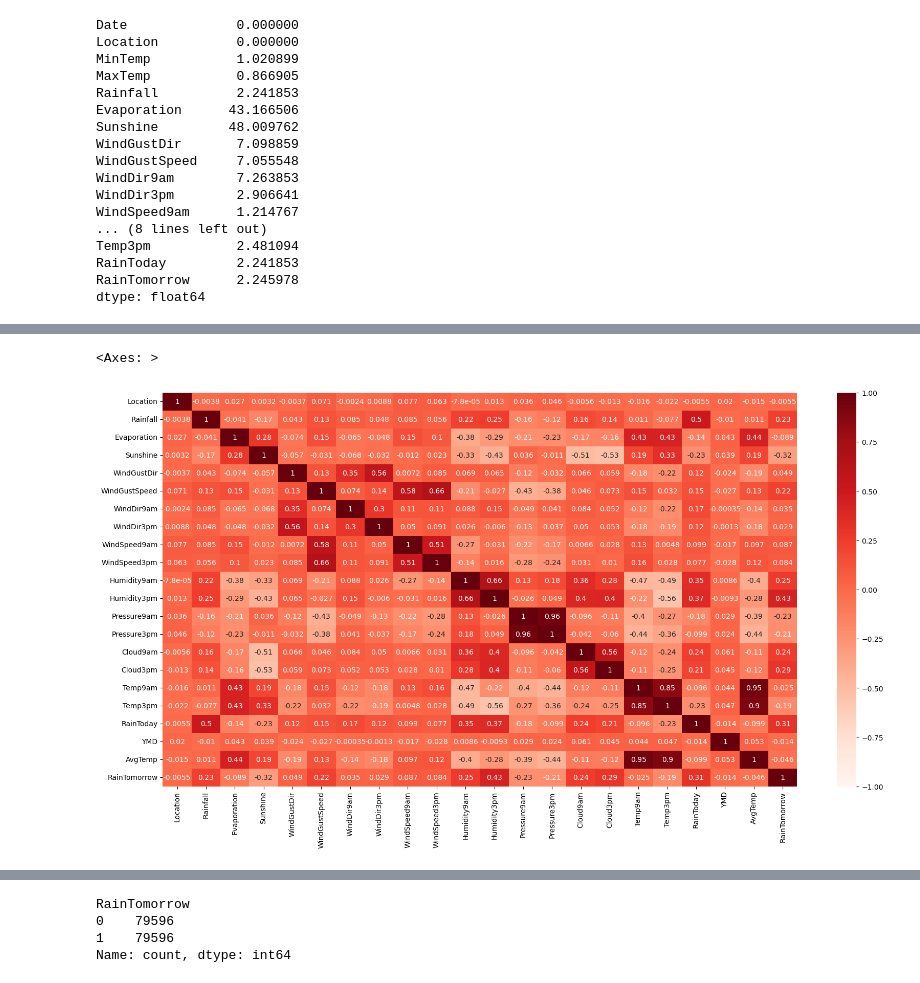
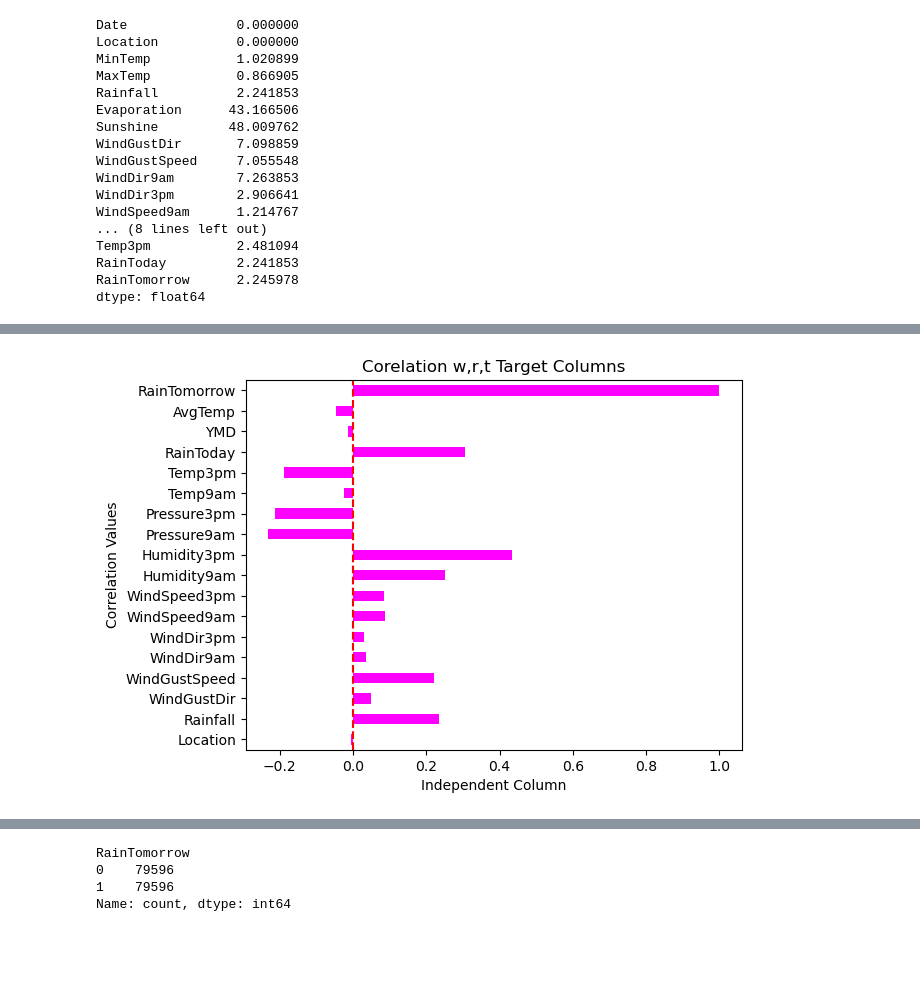
Before and after one commit to harshthorve284/Aus-Whether-Forecasting-, a Jupyter notebook: Model.ipynb, the cells around one changed output, grey strips where cells are left out. Saved outputs shown, nothing was run; the diff lists cells and outputs as text; code cells hidden in the pictures; blank space fills up the shorter version.

```diff
--- a/Model.ipynb
+++ b/Model.ipynb
@@ -218,12 +208,15 @@ from sklearn.preprocessing import LabelEncoder
 for i in categorical_col:
     le=LabelEncoder()
     df[i]=le.fit_transform(df[i])
-# %%
-plt.figure(figsize=(20,10))
-sns.heatmap(df.corr(), annot= True, vmax=1,vmin=-1,center=0,cmap='Reds')
-# %% [output]
-<Axes: >
-[figure, removed]
+# %%
+df.corr()['RainTomorrow'].plot(kind ='barh',cmap= 'spring')
+plt.axvline(0,linestyle = '--' ,color = 'red')
+plt.title('Corelation w,r,t Target Columns')
+plt.ylabel('Correlation Values')
+plt.xlabel('Independent Column')
+plt.show()
+# %% [output]
+[figure, added]
 # %%
 # Calculate correlation
 corr_matrix = df.corr(numeric_only=True)
```
Also changed, not shown: parts of 15 cells of this notebook.
